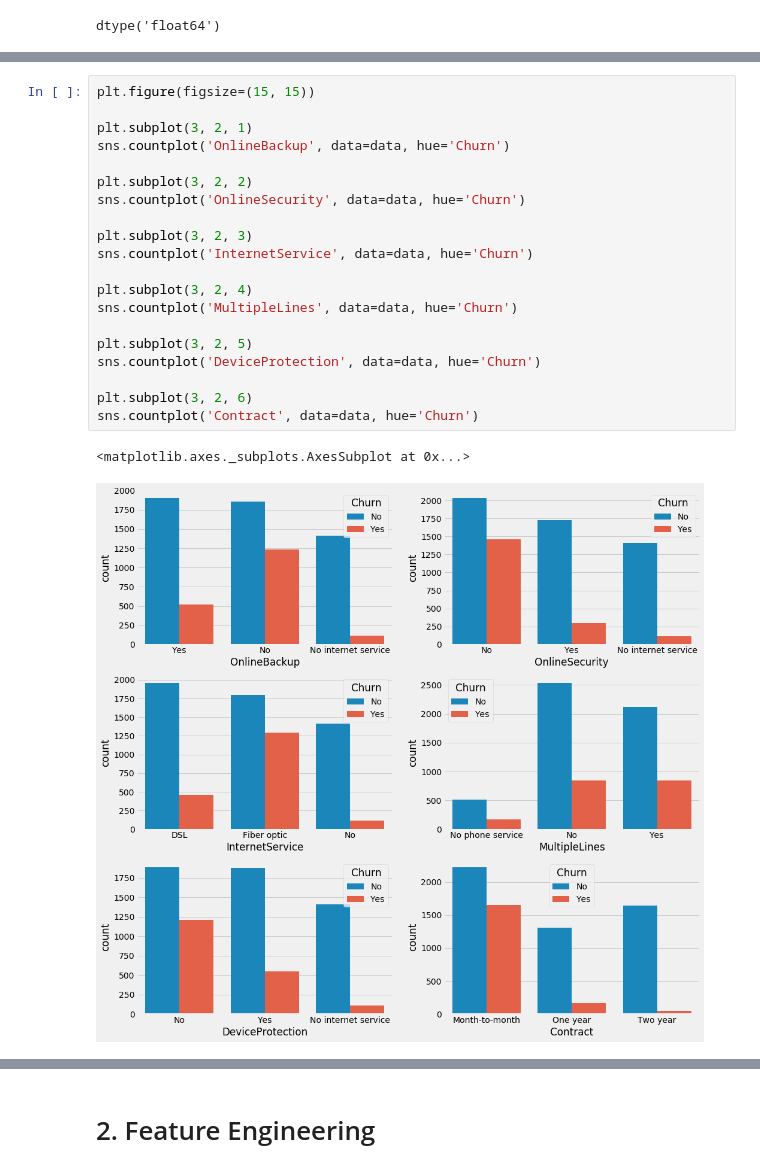
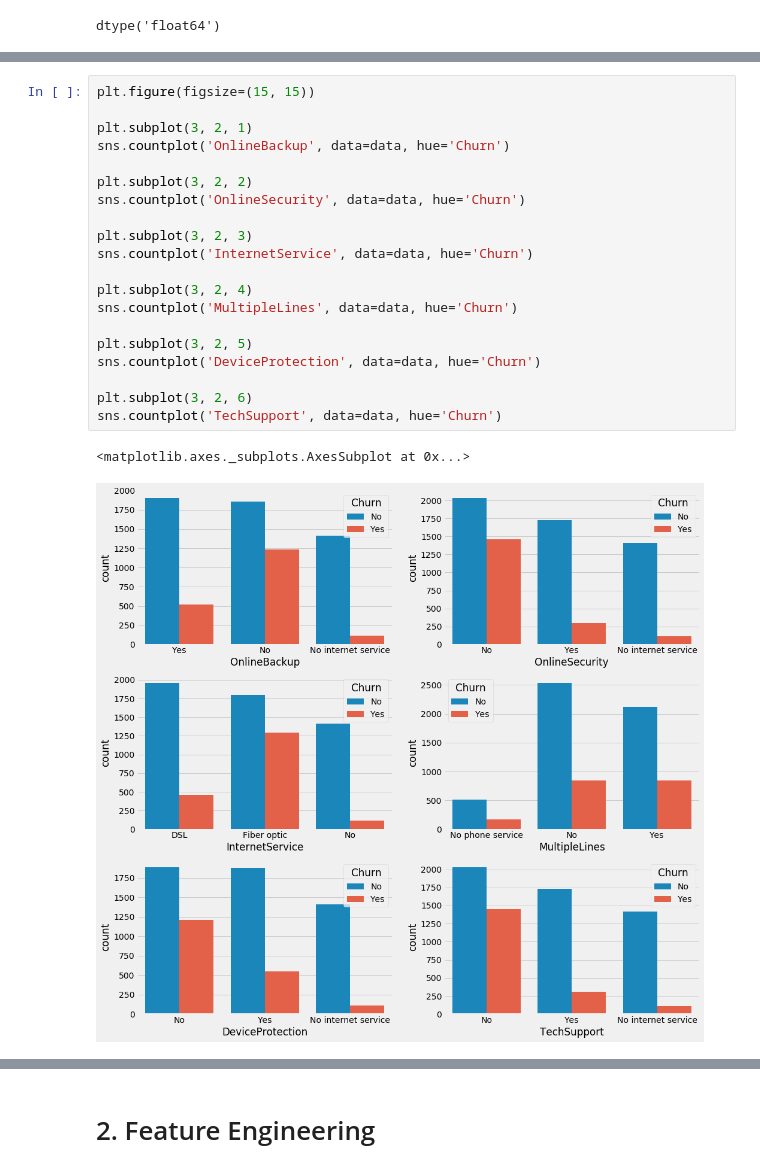
Before and after one commit to fares-ds/Telecom_Customer_Churn_Prediction, a Jupyter notebook: telecom_customer_churn_prediciton.ipynb, the cells around one changed output, grey strips where cells are left out. Cells and saved outputs as stored; diff of their text form.

```diff
--- a/telecom_customer_churn_prediciton.ipynb
+++ b/telecom_customer_churn_prediciton.ipynb
@@ -185,24 +182,24 @@ plt.legend()
 # %%
 plt.figure(figsize=(15, 15))
 
 plt.subplot(3, 2, 1)
 sns.countplot('OnlineBackup', data=data, hue='Churn')
 
 plt.subplot(3, 2, 2)
 sns.countplot('OnlineSecurity', data=data, hue='Churn')
 
 plt.subplot(3, 2, 3)
 sns.countplot('InternetService', data=data, hue='Churn')
 
 plt.subplot(3, 2, 4)
 sns.countplot('MultipleLines', data=data, hue='Churn')
 
 plt.subplot(3, 2, 5)
 sns.countplot('DeviceProtection', data=data, hue='Churn')
 
 plt.subplot(3, 2, 6)
-sns.countplot('Contract', data=data, hue='Churn')
+sns.countplot('TechSupport', data=data, hue='Churn')
 # %% [output]
 <matplotlib.axes._subplots.AxesSubplot at 0x...>
-[figure, old version]
+[figure, new version]
 # %% [markdown]
```
Also changed, not shown: parts of 27 cells of this notebook.
